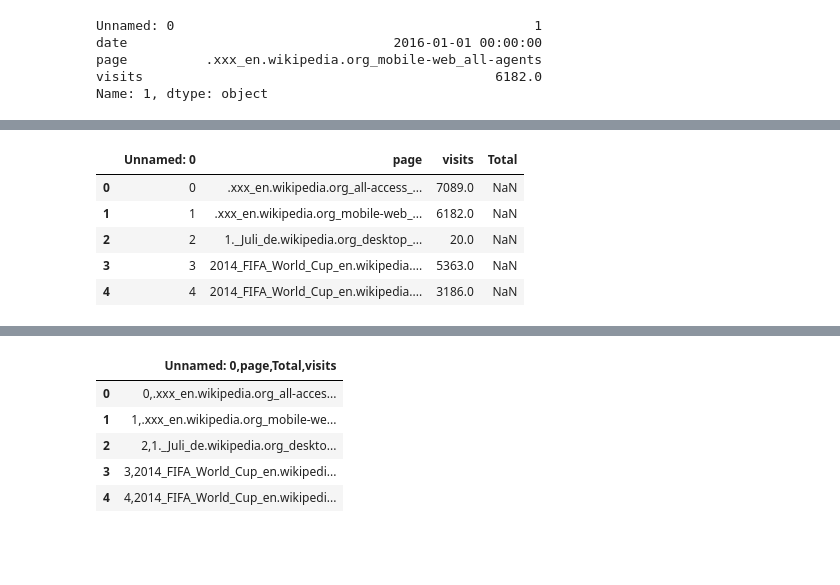
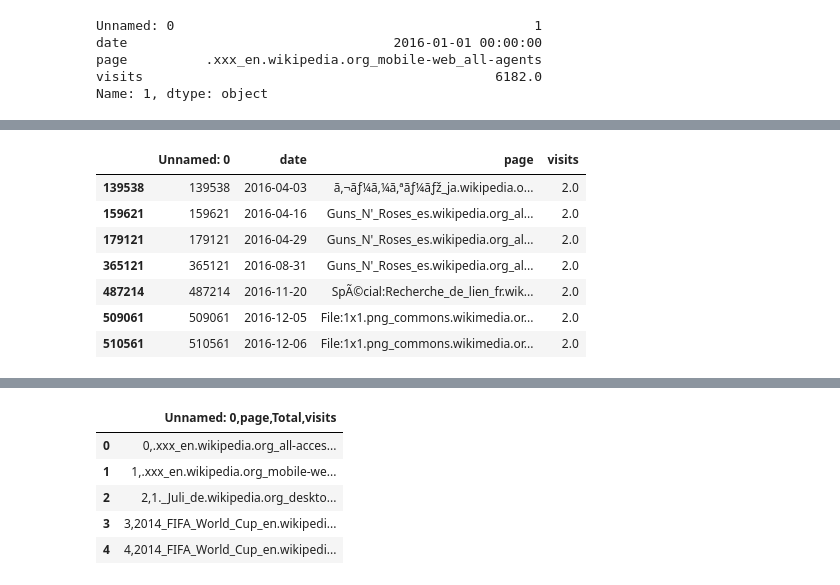
Before and after one commit to Marriane791/Day3and4_DSC, a Jupyter notebook: pandas.ipynb, the cells around one changed output, grey strips where cells are left out. Drawn from its saved outputs; the diff is of its cells as text; code cells hidden in the pictures; blank space fills up the shorter version.

```diff
--- a/pandas.ipynb
+++ b/pandas.ipynb
@@ -121,9 +96,12 @@ data = df.head()
-# %%
-data
-# %% [output]
-|  | Unnamed: 0 | page | visits | Total |
-| 0 | 0 | .xxx_en.wikipedia.org_all-access_... | 7089.0 | NaN |
-| 1 | 1 | .xxx_en.wikipedia.org_mobile-web_... | 6182.0 | NaN |
-| 2 | 2 | 1._Juli_de.wikipedia.org_desktop_... | 20.0 | NaN |
-| 3 | 3 | 2014_FIFA_World_Cup_en.wikipedia.... | 5363.0 | NaN |
-| 4 | 4 | 2014_FIFA_World_Cup_en.wikipedia.... | 3186.0 | NaN |
+# %%
+# Filtering data to get only the rows where visite ==2
+df.loc[(df['visits']== 2)]
+# %% [output]
+|  | Unnamed: 0 | date | page | visits |
+| 139538 | 139538 | 2016-04-03 | ã‚¬ãƒ¼ã‚¼ã‚ªãƒ¼ãƒž_ja.wikipedia.o... | 2.0 |
+| 159621 | 159621 | 2016-04-16 | Guns_N'_Roses_es.wikipedia.org_al... | 2.0 |
+| 179121 | 179121 | 2016-04-29 | Guns_N'_Roses_es.wikipedia.org_al... | 2.0 |
+| 365121 | 365121 | 2016-08-31 | Guns_N'_Roses_es.wikipedia.org_al... | 2.0 |
+| 487214 | 487214 | 2016-11-20 | SpÃ©cial:Recherche_de_lien_fr.wik... | 2.0 |
+| 509061 | 509061 | 2016-12-05 | File:1x1.png_commons.wikimedia.or... | 2.0 |
+| 510561 | 510561 | 2016-12-06 | File:1x1.png_commons.wikimedia.or... | 2.0 |
```
Also changed, not shown: parts of 23 cells of this notebook, 2 other files.
